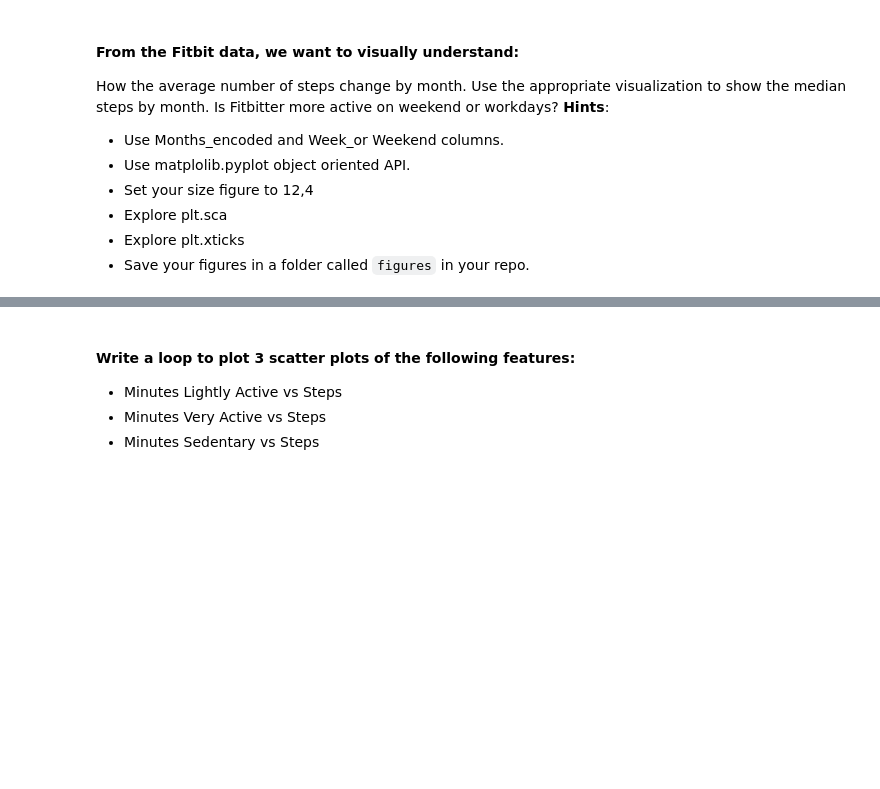
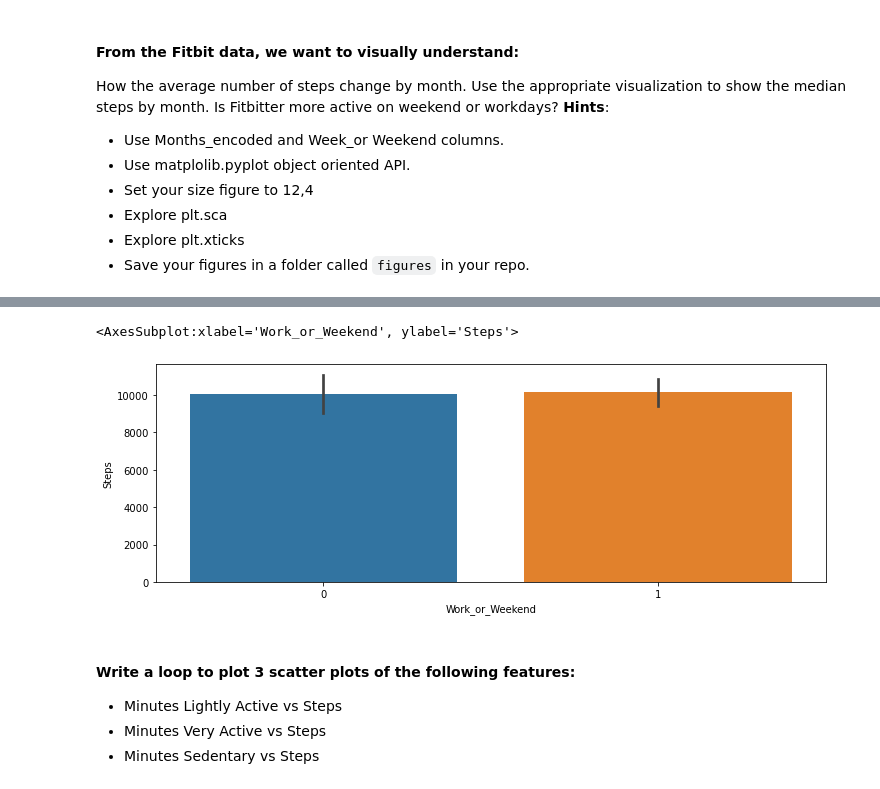
Before and after one commit to Ironhack-Data-Madrid-Marzo-2022/5.2-lab-matplotlib-seaborn, a Jupyter notebook: your-code/main.ipynb, the cells around one changed output, grey strips where cells are left out. Drawn from its saved outputs; the diff is of its cells as text; code cells hidden in the pictures; blank space fills up the shorter version.

```diff
--- a/your-code/main.ipynb
+++ b/your-code/main.ipynb
@@ -35,3 +60,8 @@ How the average number of steps change by month. Use the appropriate visualizati
+# %%
+sns.barplot(x='Work_or_Weekend', y='Steps', data=fitbit)
+# %% [output]
+<AxesSubplot:xlabel='Work_or_Weekend', ylabel='Steps'>
+[figure, added]
 # %% [markdown]
 #### Write a loop to plot 3 scatter plots of the following features:
 
```
Also changed, not shown: parts of 27 cells of this notebook.
